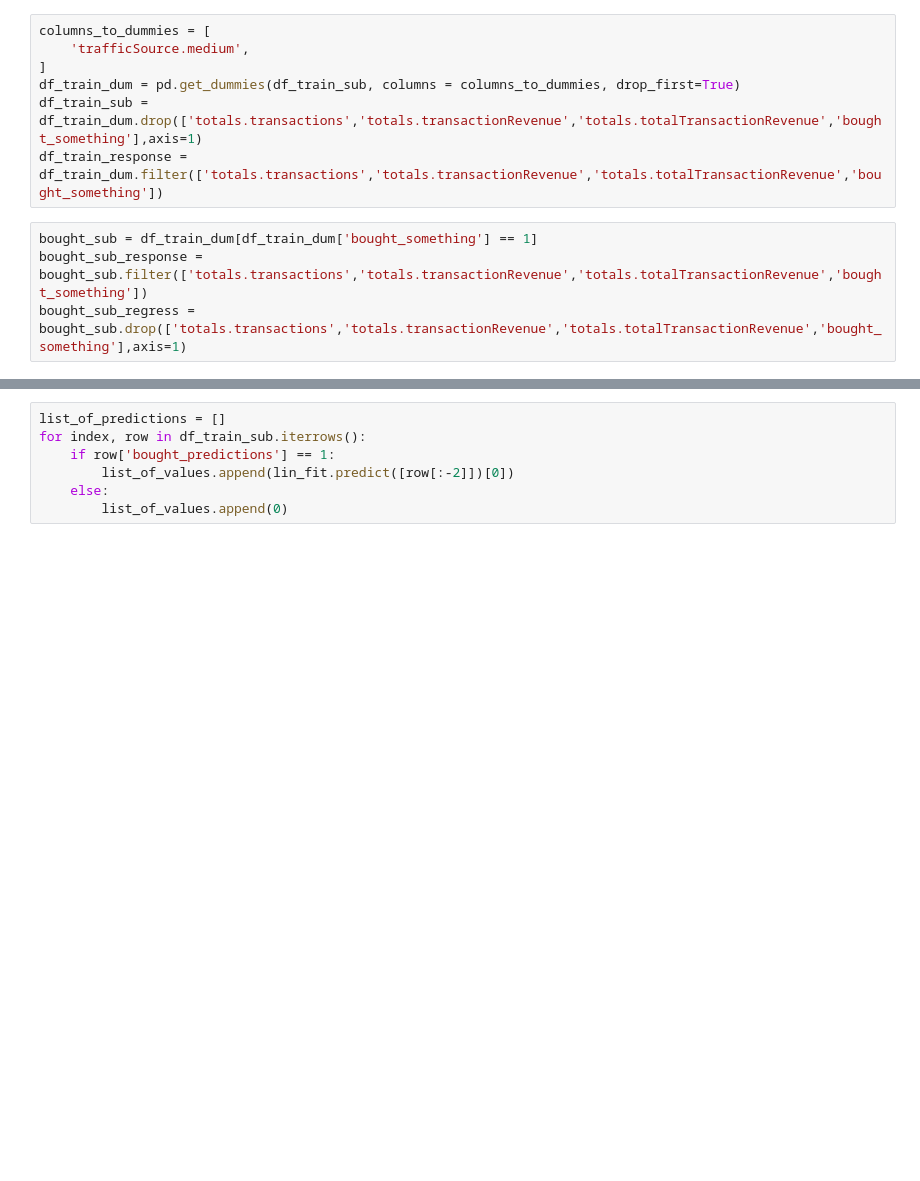
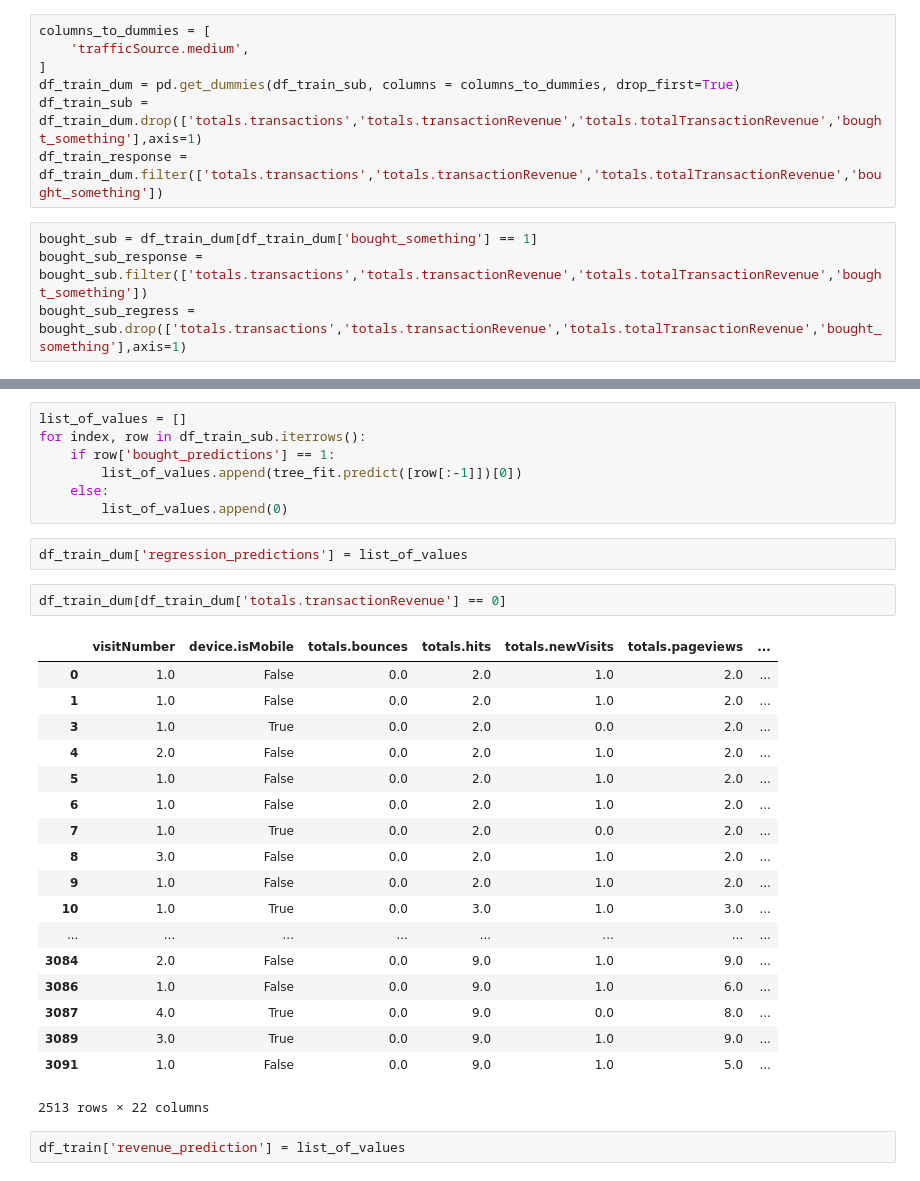
Before and after one commit to charurawat/sys6018-competition-revenue-prediction, a Jupyter notebook: new_regression.ipynb, the cells around one changed output, grey strips where cells are left out. Drawn from its saved outputs; the diff is of its cells as text; blank space fills up the shorter version.

```diff
--- a/new_regression.ipynb
+++ b/new_regression.ipynb
@@ -123,7 +169,32 @@ lin_fit = LinearRegression().fit(bought_sub_regress, bought_sub_response['totals
 # %%
-list_of_predictions = []
+list_of_values = []
 for index, row in df_train_sub.iterrows():
     if row['bought_predictions'] == 1:
-        list_of_values.append(lin_fit.predict([row[:-2]])[0])
+        list_of_values.append(tree_fit.predict([row[:-1]])[0])
     else:
         list_of_values.append(0)
+# %%
+df_train_dum['regression_predictions'] = list_of_values
+# %%
+df_train_dum[df_train_dum['totals.transactionRevenue'] == 0]
+# %% [output]
+|  | visitNumber | device.isMobile | totals.bounces | totals.hits | totals.newVisits | totals.pageviews | ... |
+| 0 | 1.0 | False | 0.0 | 2.0 | 1.0 | 2.0 | ... |
+| 1 | 1.0 | False | 0.0 | 2.0 | 1.0 | 2.0 | ... |
+| 3 | 1.0 | True | 0.0 | 2.0 | 0.0 | 2.0 | ... |
+| 4 | 2.0 | False | 0.0 | 2.0 | 1.0 | 2.0 | ... |
+| 5 | 1.0 | False | 0.0 | 2.0 | 1.0 | 2.0 | ... |
+| 6 | 1.0 | False | 0.0 | 2.0 | 1.0 | 2.0 | ... |
+| 7 | 1.0 | True | 0.0 | 2.0 | 0.0 | 2.0 | ... |
+| 8 | 3.0 | False | 0.0 | 2.0 | 1.0 | 2.0 | ... |
+| 9 | 1.0 | False | 0.0 | 2.0 | 1.0 | 2.0 | ... |
+| 10 | 1.0 | True | 0.0 | 3.0 | 1.0 | 3.0 | ... |
+| ... | ... | ... | ... | ... | ... | ... | ... |
+| 3084 | 2.0 | False | 0.0 | 9.0 | 1.0 | 9.0 | ... |
+| 3086 | 1.0 | False | 0.0 | 9.0 | 1.0 | 6.0 | ... |
+| 3087 | 4.0 | True | 0.0 | 9.0 | 0.0 | 8.0 | ... |
+| 3089 | 3.0 | True | 0.0 | 9.0 | 1.0 | 9.0 | ... |
+| 3091 | 1.0 | False | 0.0 | 9.0 | 1.0 | 5.0 | ... |
+2513 rows × 22 columns
+# %%
+df_train['revenue_prediction'] = list_of_values
```
Also changed, not shown: parts of 12 cells of this notebook.
